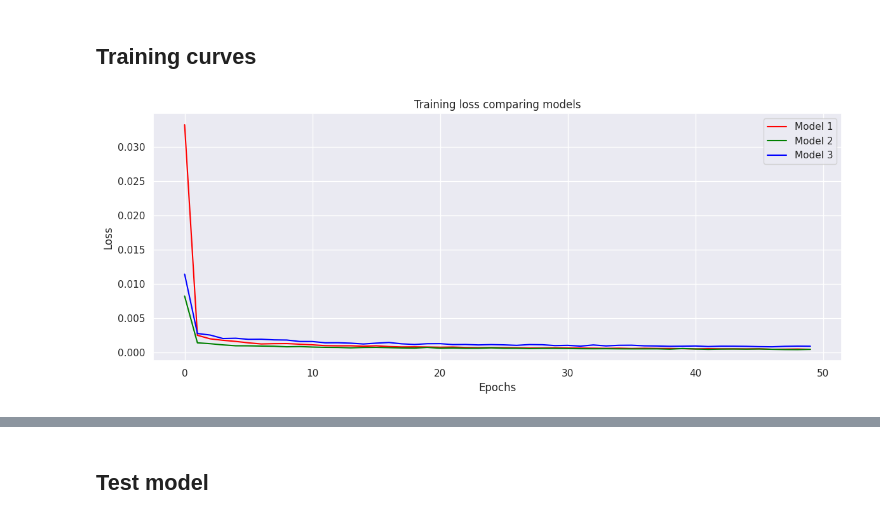
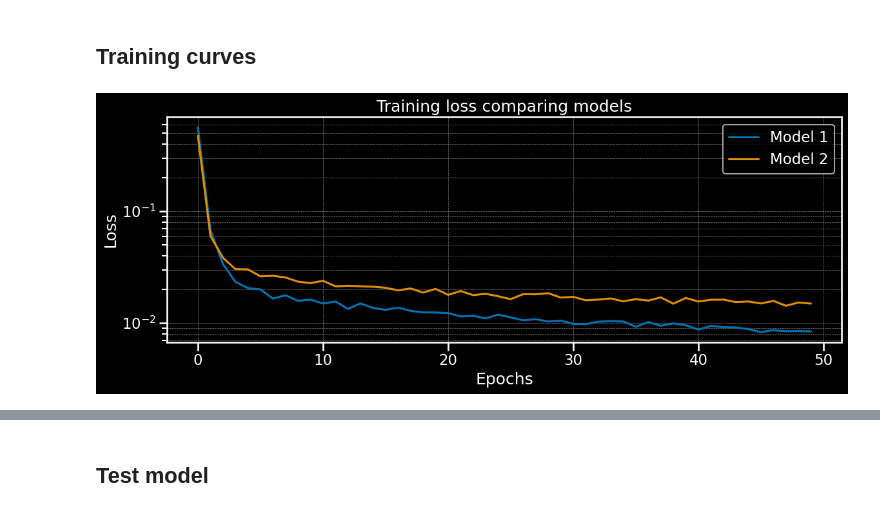
Before and after one commit to guillermovc/keras_portfolio, a Jupyter notebook: Cryptocurrency Prediction/predict_bitcoin_lstm.ipynb, the cells around one changed output, grey strips where cells are left out. Saved outputs shown, nothing was run; the diff lists cells and outputs as text; code cells hidden in the pictures.

```diff
--- a/Cryptocurrency Prediction/predict_bitcoin_lstm.ipynb
+++ b/Cryptocurrency Prediction/predict_bitcoin_lstm.ipynb
@@ -96,9 +151,9 @@ len(test)/len(train)
 # %% [markdown]
 ### Scale to 0-1 range
 # %%
-from sklearn.preprocessing import MinMaxScaler
+from sklearn.preprocessing import StandardScaler
 
-scaler = MinMaxScaler(feature_range=(0, 1))
+scaler = StandardScaler()
 train_scaled = scaler.fit_transform(train.values.reshape(-1, 1))
 # %%
 train_scaled
@@ -150,6 +205,8 @@ model1.compile(optimizer=Adam(learning_rate=0.0005), loss="mse")
 # %%
 model2 = Sequential()
-model2.add(LSTM(units=64, return_sequences=False, input_shape=(X_train.shape[1], 1)))
-model2.add(Dropout(0.20))
+model2.add(LSTM(units=32, return_sequences=True, input_shape=(X_train.shape[1], 1)))
+model2.add(Dropout(0.2))
+model2.add(LSTM(units=32, return_sequences=False))
+model2.add(Dropout(0.2))
 model2.add(Dense(units=1))
 model2.compile(optimizer=Adam(learning_rate=0.0005), loss="mse")
@@ -167,7 +214,7 @@ model3.compile(optimizer=Adam(learning_rate=0.0005), loss="mse")
 ## Train models
 # %%
 epochs = 50
-batch_size = 32
+batch_size = 64
 # %% [markdown]
 ### Model 1
 # %%
@@ -241,30 +277,38 @@ model3_history = model3.fit(X_train, y_train, epochs=epochs, batch_size=batch_si
 # %% [markdown]
 ## Training curves
-# %%
-sns.set_style()
 # %%
-loss1 = model1_history.history['loss']
-loss2 = model2_history.history['loss']
-loss3 = model3_history.history['loss']
+loss1 = model1_history.history["loss"]
+loss2 = model2_history.history["loss"]
 
-# Establecer el fondo en gris oscuro y la rejilla en blanco
-sns.set_style("darkgrid")
-# Crear el gráfico de pérdida usando Seaborn
+# Set the background to dark gray and the grid to white
+sns.set_theme(style="ticks", context="talk")
+plt.style.use("dark_background")
+sns.set_palette("bright")
+sns.set_palette("pastel")
+sns.set_palette("deep")
+sns.set_palette("colorblind")
+
+# Create the loss plot using Seaborn
 plt.figure(figsize=(12, 5))
-sns.lineplot(data=loss1, dashes=False, label="Model 1", color="red")
-sns.lineplot(data=loss2, dashes=False, label="Model 2", color="green")
-sns.lineplot(data=loss3, dashes=False, label="Model 3", color="blue")
+sns.lineplot(data=loss1, dashes=False, label="Model 1")
+sns.lineplot(data=loss2, dashes=False, label="Model 2")
 
-# Personalizar el gráfico
-# plt.legend(labels=['Model 1 loss', 'Model 2 loss', 'Model 3 loss'])
-plt.title('Training loss comparing models')
-plt.xlabel('Epochs')
-plt.ylabel('Loss')
+# Customize the plot
+# plt.legend(labels=["Model 1 loss", "Model 2 loss", "Model 3 loss"])
+plt.title("Training loss comparing models")
+plt.xlabel("Epochs")
+plt.ylabel("Loss")
+plt.yscale("log")
+
+# Add grid with appropriate color for dark background
+plt.grid(True, which="both", color="gray", linestyle="--", linewidth=0.5)
+
 plt.tight_layout()
+
 # sns.despine()
-# Guardar el gráfico
+# Save the plot
 plt.savefig("LSTM_training_model_compare.jpg", dpi=200)
-# Mostrar el gráfico
+# Show the plot
 plt.show()
 # %% [output]
-[figure, old version]
+[figure, new version]
```
Also changed, not shown: parts of 38 cells of this notebook, 7 other files.
